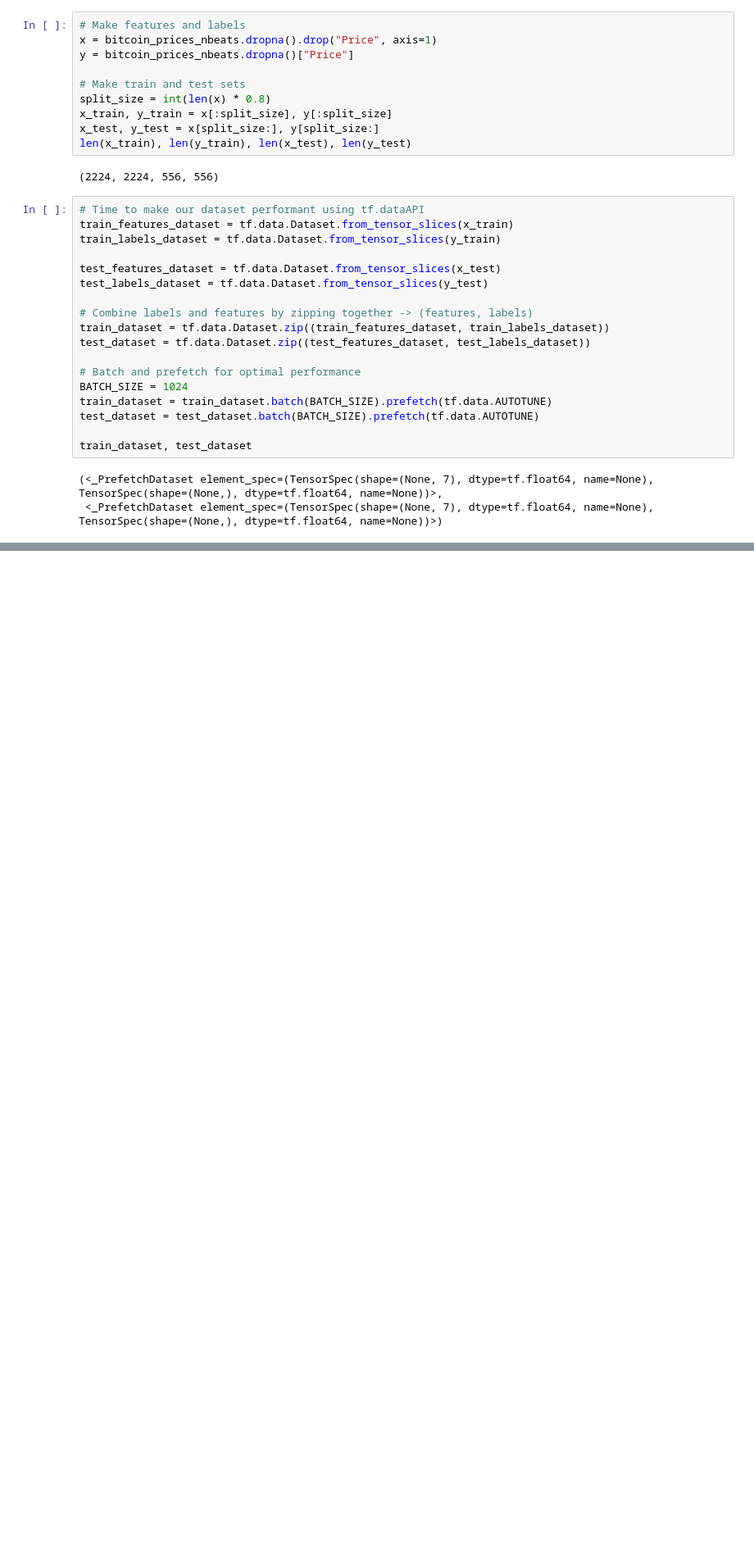
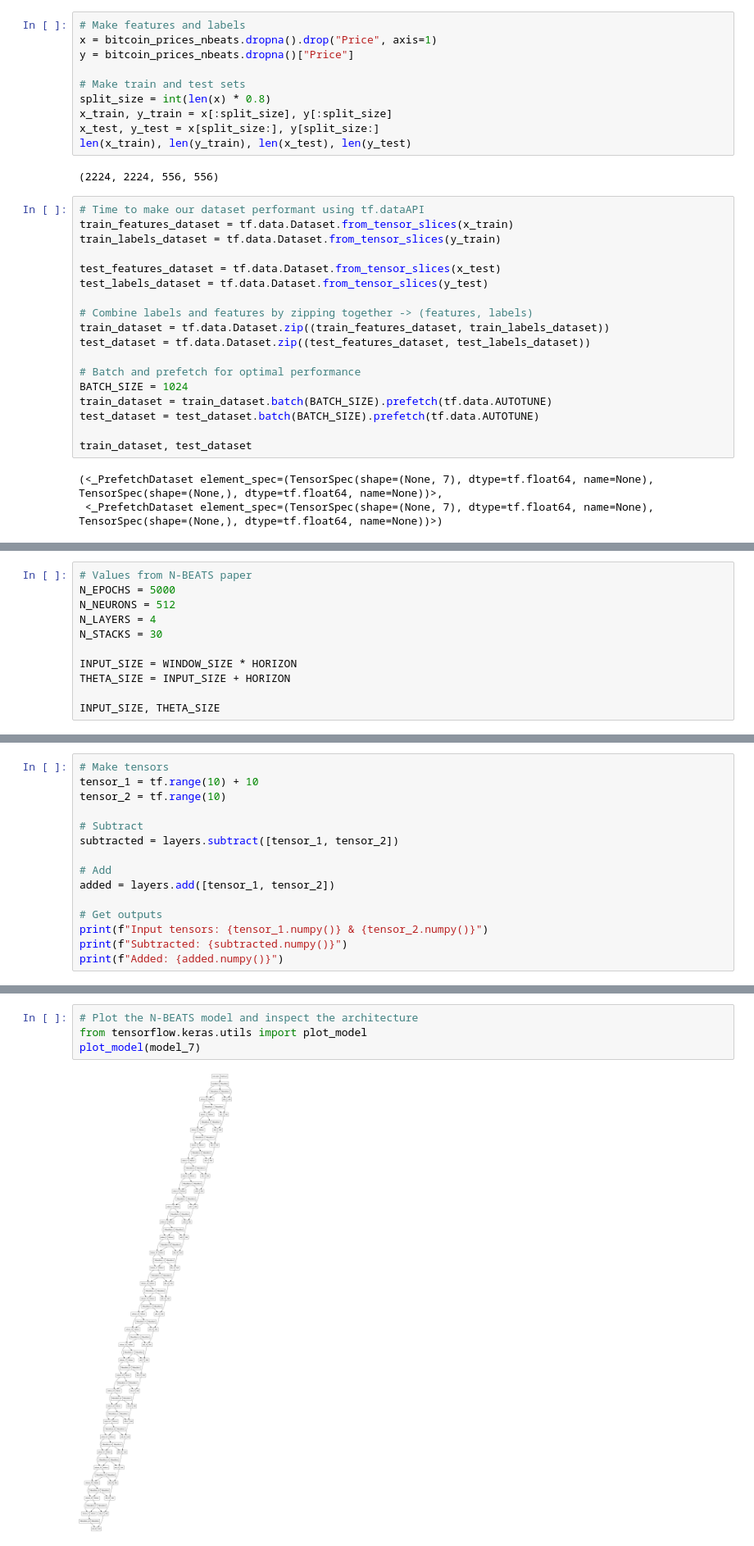
Before and after one commit to Nuthan03/Time-series, a Jupyter notebook: time_series_forecasting.ipynb, the cells around one changed output, grey strips where cells are left out. Shown at 82% size. Cells and saved outputs as stored; diff of their text form; blank space fills up the shorter version.

```diff
--- a/time_series_forecasting.ipynb
+++ b/time_series_forecasting.ipynb
@@ -1544,0 +1547,11 @@ train_dataset, test_dataset
+# %%
+# Values from N-BEATS paper
+N_EPOCHS = 5000
+N_NEURONS = 512
+N_LAYERS = 4
+N_STACKS = 30
+
+INPUT_SIZE = WINDOW_SIZE * HORIZON
+THETA_SIZE = INPUT_SIZE + HORIZON
+
+INPUT_SIZE, THETA_SIZE
@@ -1544,0 +1566,15 @@ train_dataset, test_dataset
+# %%
+# Make tensors
+tensor_1 = tf.range(10) + 10
+tensor_2 = tf.range(10)
+
+# Subtract
+subtracted = layers.subtract([tensor_1, tensor_2])
+
+# Add
+added = layers.add([tensor_1, tensor_2])
+
+# Get outputs
+print(f"Input tensors: {tensor_1.numpy()} & {tensor_2.numpy()}")
+print(f"Subtracted: {subtracted.numpy()}")
+print(f"Added: {added.numpy()}")
@@ -1544,0 +1698,6 @@ train_dataset, test_dataset
+# %%
+# Plot the N-BEATS model and inspect the architecture
+from tensorflow.keras.utils import plot_model
+plot_model(model_7)
+# %% [output]
+[figure, added]
```
Also changed, not shown: parts of 55 cells of this notebook.
